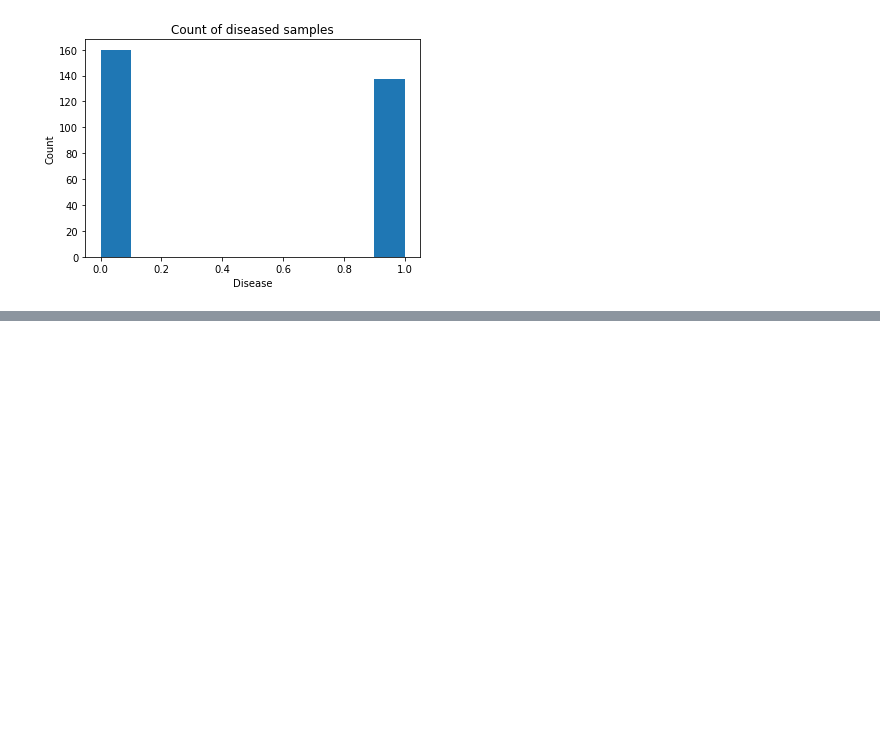
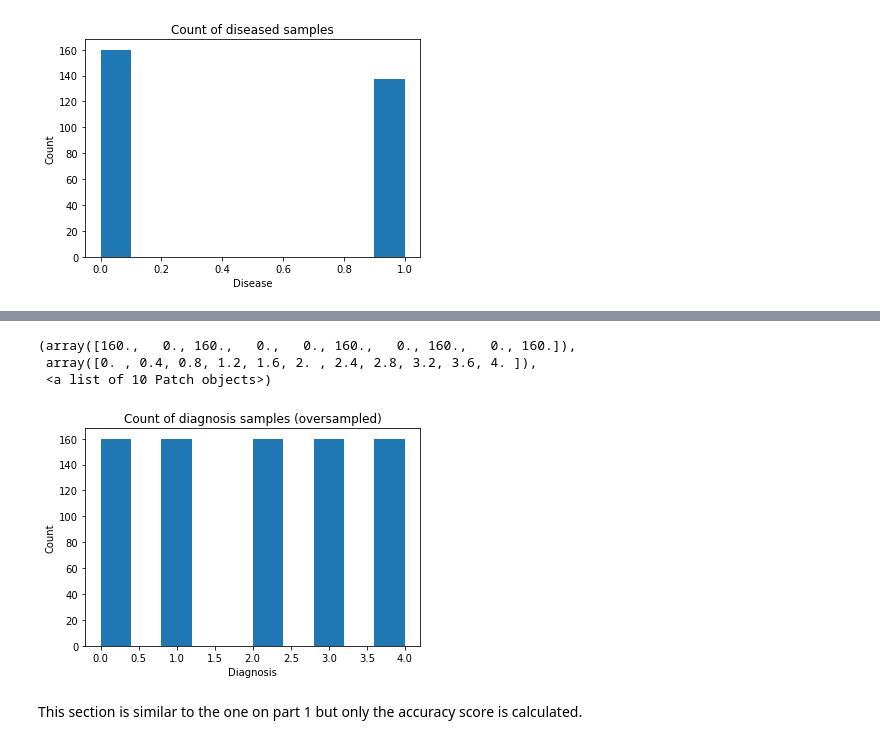
Before and after one commit to joaogomes18/Machine-Learning, a Jupyter notebook: 1stAssignment/1stAssignmentSVMWithNormalization5-FoldCrossValidationBinaryWithAndWithoutBalancingAndNonBinaryClassifiersWithBalacing.ipynb, the cells around one changed output, grey strips where cells are left out. Drawn from its saved outputs; the diff is of its cells as text; code cells hidden in the pictures; blank space fills up the shorter version.

```diff
--- a/1stAssignment/1stAssignmentSVMWithNormalization5-FoldCrossValidationBinaryWithAndWithoutBalancingAndNonBinaryClassifiersWithBalacing.ipynb
+++ b/1stAssignment/1stAssignmentSVMWithNormalization5-FoldCrossValidationBinaryWithAndWithoutBalancingAndNonBinaryClassifiersWithBalacing.ipynb
@@ -374,2 +424,17 @@ plt.hist(y_ros)
+# %%
+ros = RandomOverSampler()
+X_ros, y_ros = ros.fit_sample(X, y)
+
+plt.title("Count of diagnosis samples (oversampled)")
+plt.xlabel("Diagnosis")
+plt.ylabel("Count")
+plt.hist(y_ros)
+# %% [output]
+(array([160.,   0., 160.,   0.,   0., 160.,   0., 160.,   0., 160.]),
+ array([0. , 0.4, 0.8, 1.2, 1.6, 2. , 2.4, 2.8, 3.2, 3.6, 4. ]),
+ <a list of 10 Patch objects>)
+[figure, added]
+# %% [markdown]
+This section is similar to the one on part 1 but only the accuracy score is calculated.
 # %%
 X_ros, mean_X, std_X = featureNormalization(X_ros)
```
Also changed, not shown: parts of 15 cells of this notebook, 15 other files.
